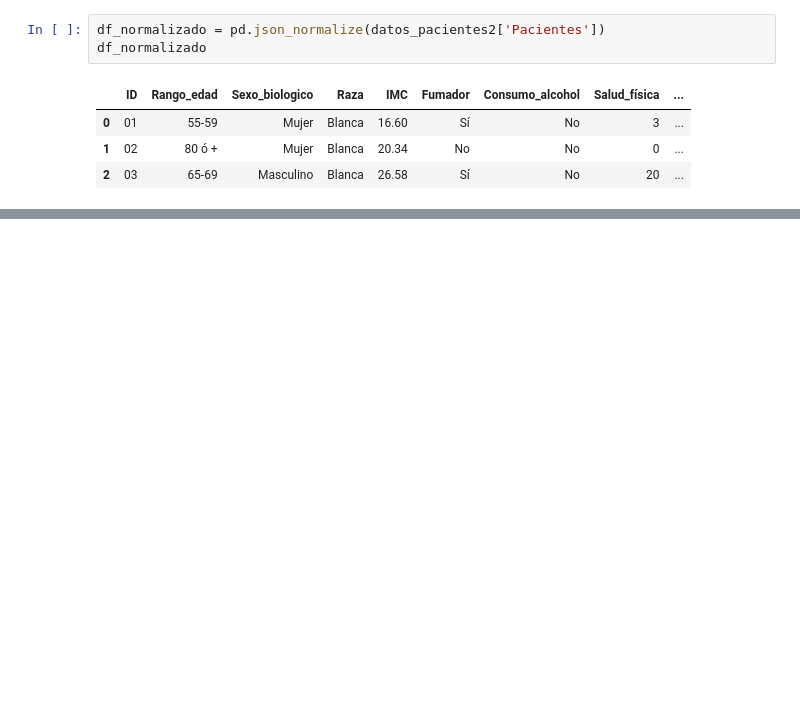
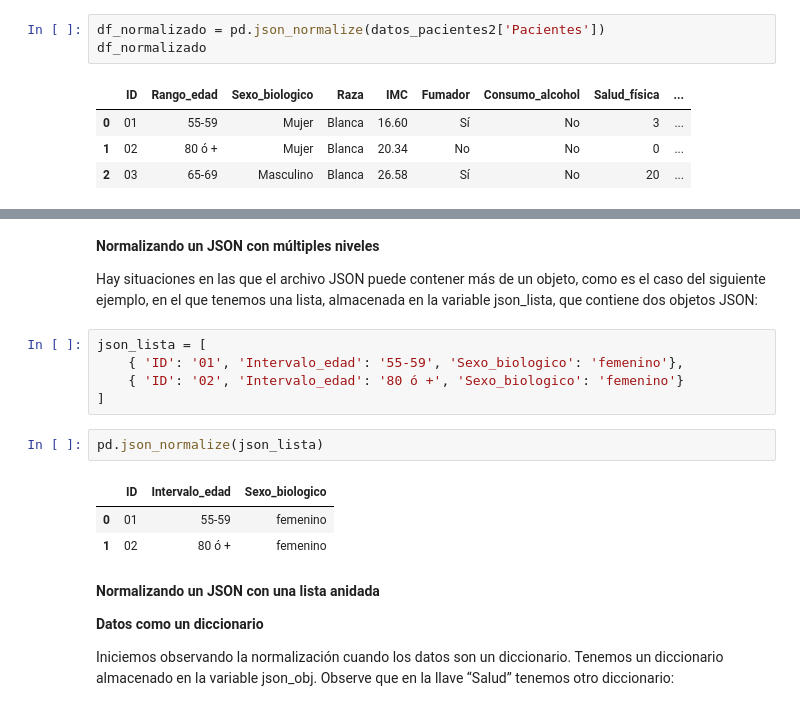
Before and after one commit to Nataliahfk/Data_science_Pandas, a Jupyter notebook: archivos_JSON.ipynb, the cells around one changed output, grey strips where cells are left out. Saved outputs shown, nothing was run; the diff lists cells and outputs as text; blank space fills up the shorter version.

```diff
--- a/archivos_JSON.ipynb
+++ b/archivos_JSON.ipynb
@@ -69,0 +84,21 @@ df_normalizado
+# %% [markdown]
+**Normalizando un JSON con múltiples niveles**
+
+Hay situaciones en las que el archivo JSON puede contener más de un objeto, como es el caso del siguiente ejemplo, en el que tenemos una lista, almacenada en la variable json_lista, que contiene dos objetos JSON:
+# %%
+json_lista = [
+    { 'ID': '01', 'Intervalo_edad': '55-59', 'Sexo_biologico': 'femenino'},
+    { 'ID': '02', 'Intervalo_edad': '80 ó +', 'Sexo_biologico': 'femenino'}
+]
+# %%
+pd.json_normalize(json_lista)
+# %% [output]
+|  | ID | Intervalo_edad | Sexo_biologico |
+| 0 | 01 | 55-59 | femenino |
+| 1 | 02 | 80 ó + | femenino |
+# %% [markdown]
+**Normalizando un JSON con una lista anidada**
+
+**Datos como un diccionario**
+
+Iniciemos observando la normalización cuando los datos son un diccionario. Tenemos un diccionario almacenado en la variable json_obj. Observe que en la llave “Salud” tenemos otro diccionario:
```
Also changed, not shown: parts of 24 cells of this notebook.
